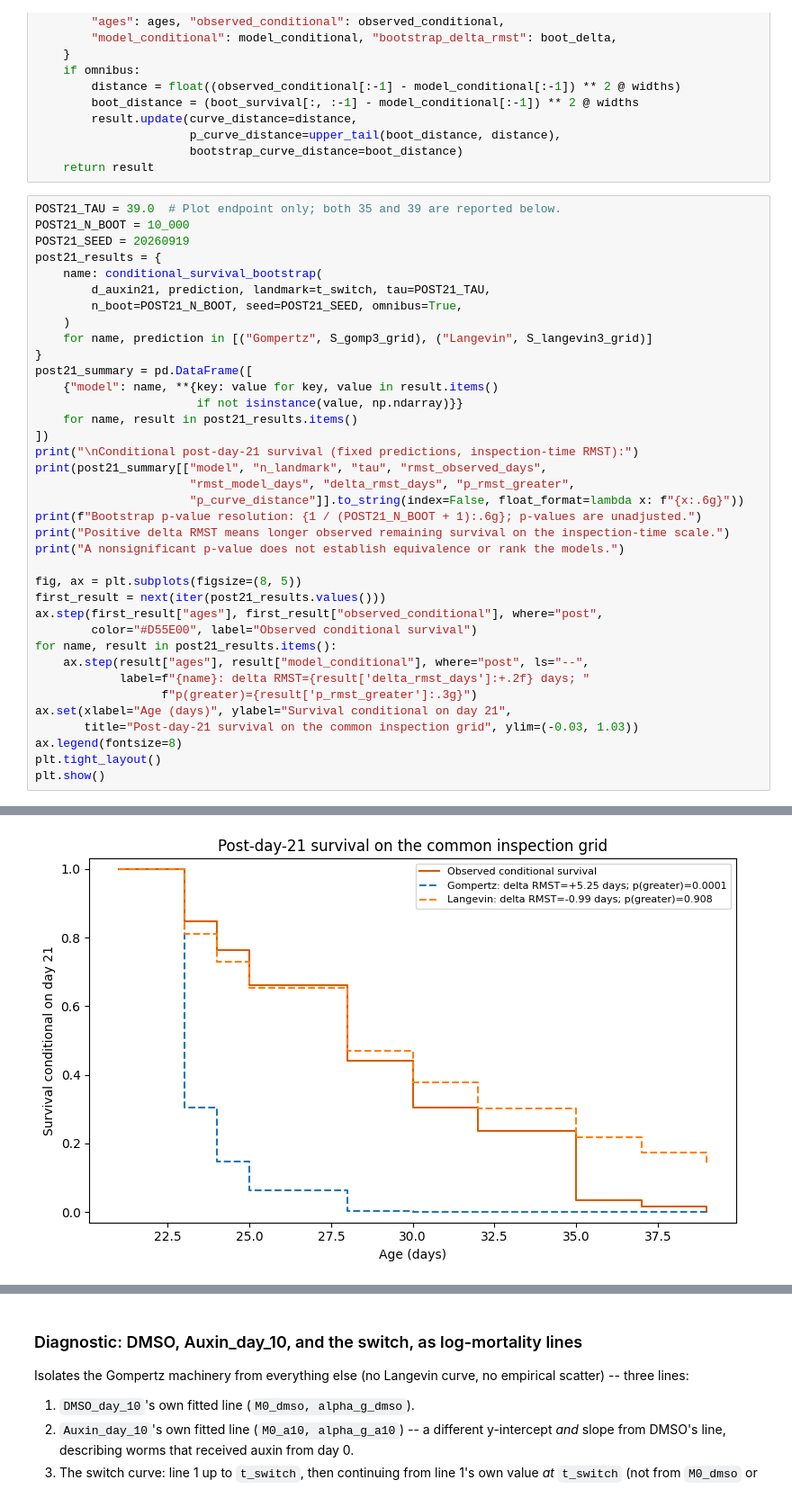
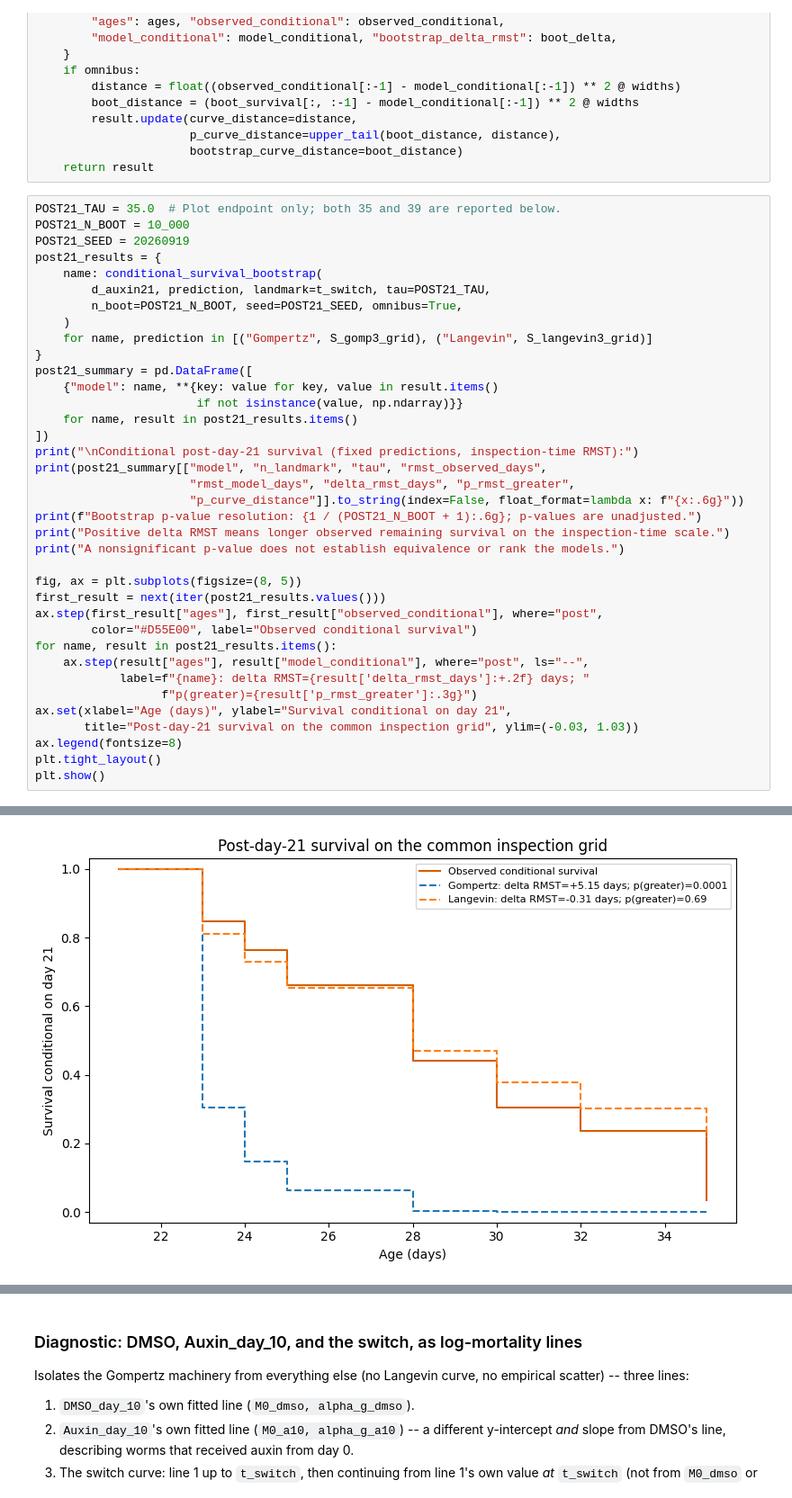
Before and after one commit to GruberComputational/c_elegans_unstable, a Jupyter notebook: notebooks/99_markov_vs_age_dependent_v4.ipynb, the cells around one changed output, grey strips where cells are left out. Shown at 90% size. Cells and saved outputs as stored; diff of their text form.

```diff
--- a/notebooks/99_markov_vs_age_dependent_v4.ipynb
+++ b/notebooks/99_markov_vs_age_dependent_v4.ipynb
@@ -984,7 +984,7 @@ def conditional_survival_bootstrap(d, S_at_grid, *, landmark=21.0, tau=35.0,
                       bootstrap_curve_distance=boot_distance)
     return result
 # %%
-POST21_TAU = 39.0  # Plot endpoint only; both 35 and 39 are reported below.
+POST21_TAU = 35.0  # Plot endpoint only; both 35 and 39 are reported below.
 POST21_N_BOOT = 10_000
 POST21_SEED = 20260919
 post21_results = {
@@ -1028,4 +1028,4 @@ Langevin          59   39             7.89831          8.88599        -0.987684
 Bootstrap p-value resolution: 9.999e-05; p-values are unadjusted.
 Positive delta RMST means longer observed remaining survival on the inspection-time scale.
 A nonsignificant p-value does not establish equivalence or rank the models.
-[figure, old version]
+[figure, new version]
```
Also changed, not shown: parts of 4 cells of this notebook, 2 other files.
